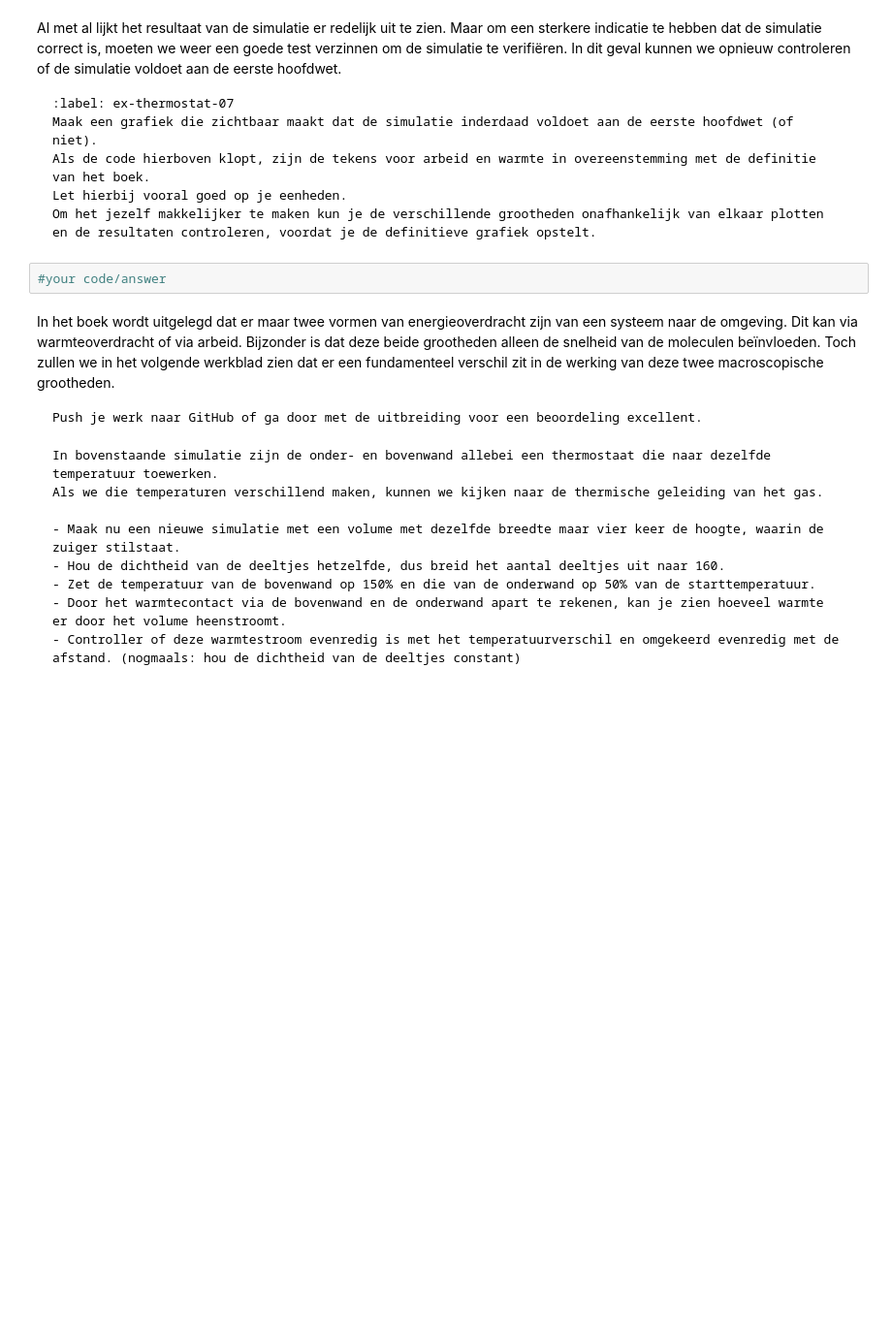
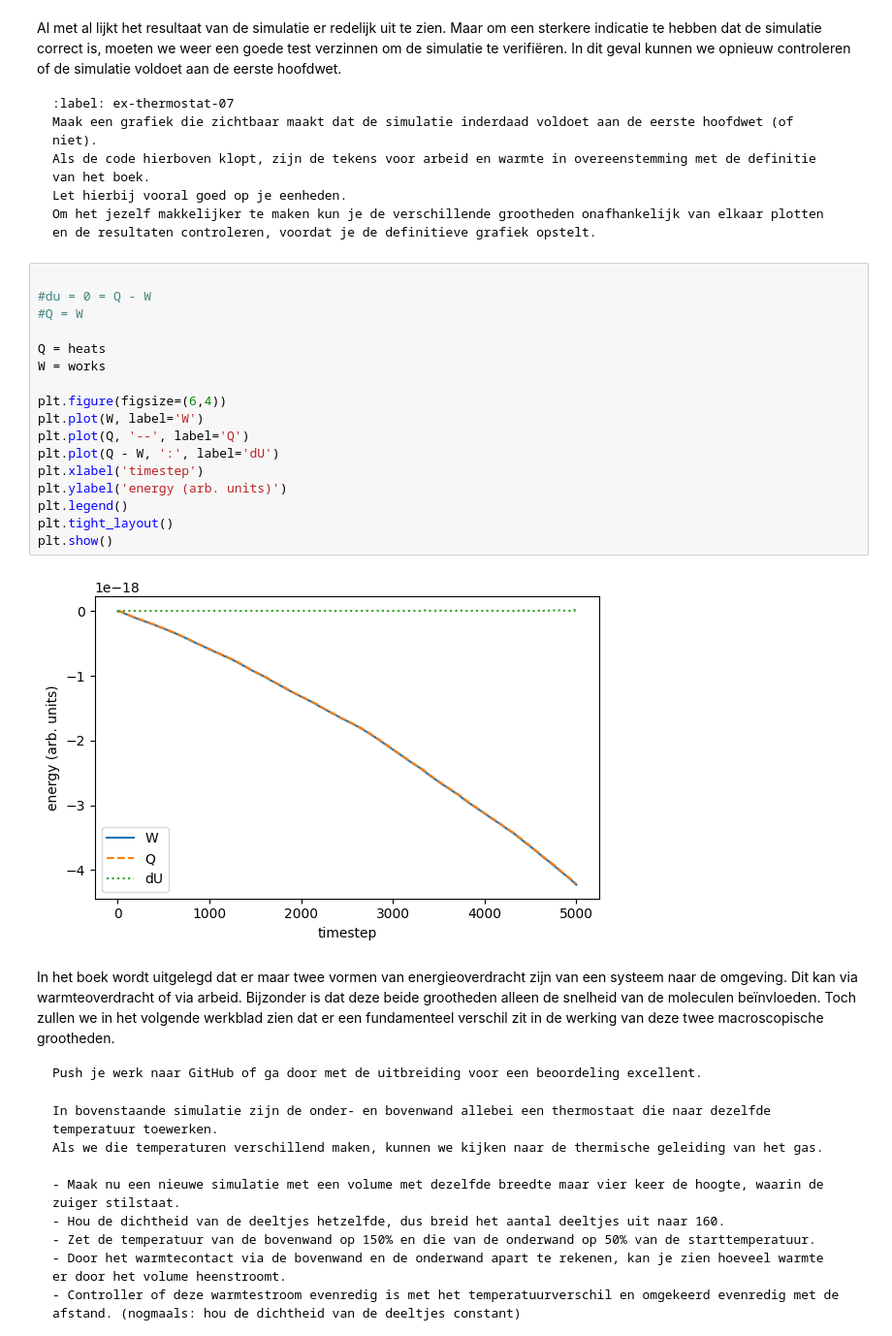
Before and after one commit to gltChboy/Thermo-groep-Bart-Ante, a Jupyter notebook: Content/PySim/8_thermostaat.ipynb, the cells around one changed output. Shown at 97% size. Drawn from its saved outputs; the diff is of its cells as text; blank space fills up the shorter version.

````diff
--- a/Content/PySim/8_thermostaat.ipynb
+++ b/Content/PySim/8_thermostaat.ipynb
@@ -404,7 +416,24 @@ Let hierbij vooral goed op je eenheden.
 Om het jezelf makkelijker te maken kun je de verschillende grootheden onafhankelijk van elkaar plotten en de resultaten controleren, voordat je de definitieve grafiek opstelt.
 ```
 # %%
-#your code/answer
+
+#du = 0 = Q - W
+#Q = W
+
+Q = heats
+W = works
+
+plt.figure(figsize=(6,4))
+plt.plot(W, label='W')
+plt.plot(Q, '--', label='Q')
+plt.plot(Q - W, ':', label='dU')
+plt.xlabel('timestep')
+plt.ylabel('energy (arb. units)')
+plt.legend()
+plt.tight_layout()
+plt.show()
+# %% [output]
+[figure, added]
 # %% [markdown]
 In het boek wordt uitgelegd dat er maar twee vormen van energieoverdracht zijn van een systeem naar de omgeving. Dit kan via warmteoverdracht of via arbeid.
 Bijzonder is dat deze beide grootheden alleen de snelheid van de moleculen beïnvloeden.
````
Also changed, not shown: parts of 7 cells of this notebook.
